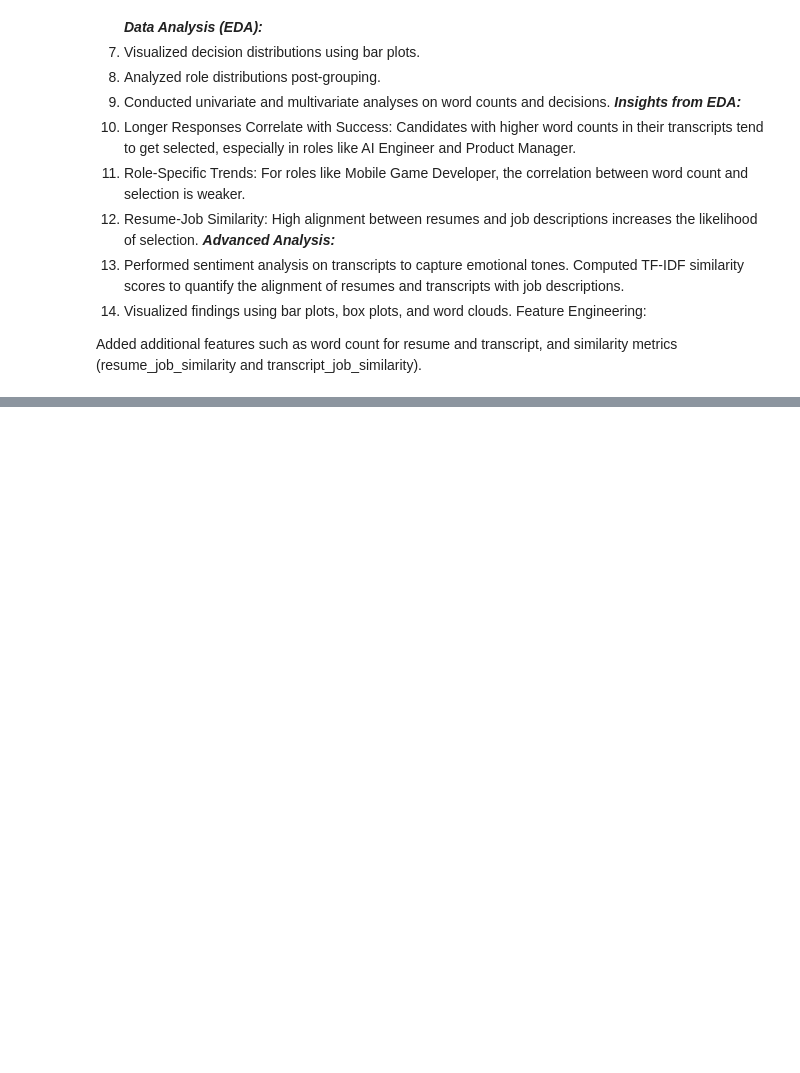
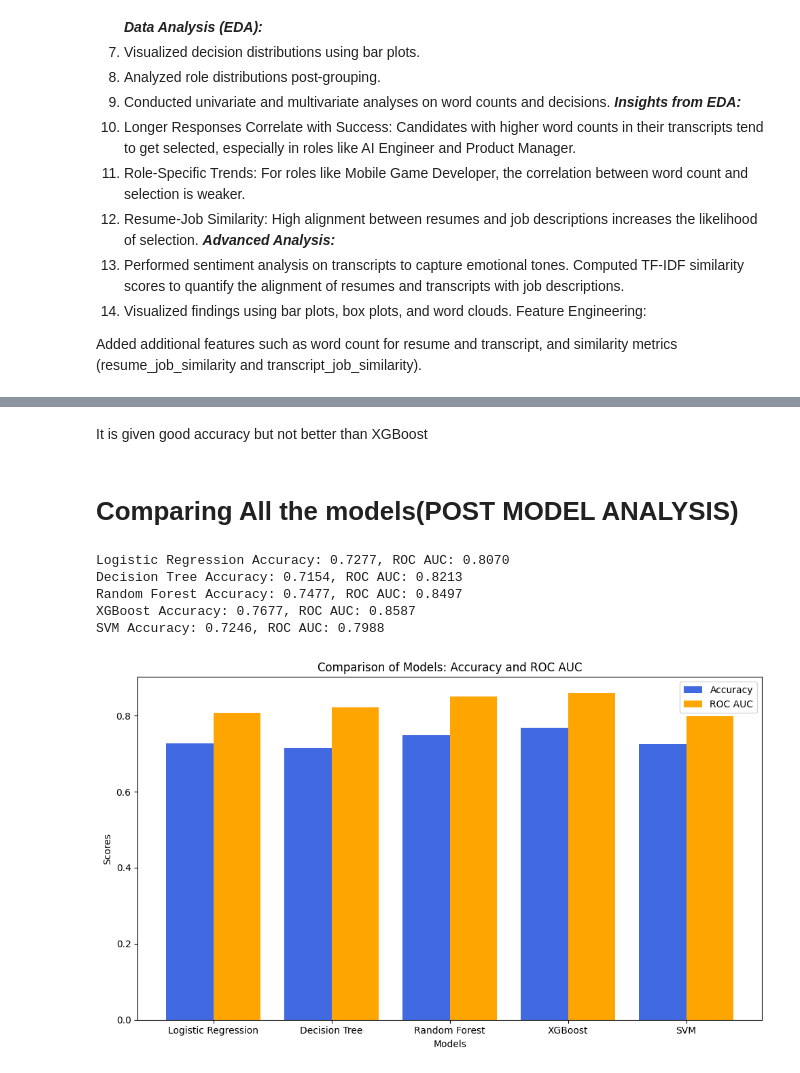
Before and after one commit to RohithMacharla11/-AI-Driven-Recruitment-Pipeline, a Jupyter notebook: Exploratory_Data_Analysis.ipynb, the cells around one changed output, grey strips where cells are left out. Saved outputs shown, nothing was run; the diff lists cells and outputs as text; code cells hidden in the pictures; blank space fills up the shorter version.

```diff
--- a/Exploratory_Data_Analysis.ipynb
+++ b/Exploratory_Data_Analysis.ipynb
@@ -437,0 +625,9 @@ Added additional features such as word count for resume and transcript, and simi
+# %%
+# Decision Tree and its hyperparameters
+decision_tree = DecisionTreeClassifier(random_state=42)
+param_grid = {
+    "criterion": ["gini", "entropy", "log_loss"],
+    "max_depth": [5, 10, 15, None],
+    "min_samples_split": [2, 5, 10],
+    "min_samples_leaf": [1, 2, 4]
+}
@@ -437,0 +652,11 @@ Added additional features such as word count for resume and transcript, and simi
+# %%
+# Make predictions
+Y_pred = best_decision_tree.predict(X_test)
+Y_pred_proba = best_decision_tree.predict_proba(X_test)[:, 1]
+
+# Calculate metrics
+accuracy_dt = accuracy_score(Y_test, Y_pred)
+roc_auc_dt = roc_auc_score(Y_test, Y_pred_proba)
+
+print("Accuracy:", accuracy_dt)
+print("ROC AUC Score:", roc_auc_dt)
@@ -437,0 +773,55 @@ Added additional features such as word count for resume and transcript, and simi
+# %% [markdown]
+It is given good accuracy but not better than XGBoost
+# %% [markdown]
+# Comparing All the models(POST MODEL ANALYSIS)
+# %%
+print(f"Logistic Regression Accuracy: {accuracy_lr:.4f}, ROC AUC: {roc_auc_lr:.4f}")
+print(f"Decision Tree Accuracy: {accuracy_dt:.4f}, ROC AUC: {roc_auc_dt:.4f}")
+print(f"Random Forest Accuracy: {accuracy_rf:.4f}, ROC AUC: {roc_auc_rf:.4f}")
+print(f"XGBoost Accuracy: {accuracy_xgb:.4f}, ROC AUC: {roc_auc_xgb:.4f}")
+print(f"SVM Accuracy: {accuracy_svm:.4f}, ROC AUC: {roc_auc_svm:.4f}")
+# %% [output]
+Logistic Regression Accuracy: 0.7277, ROC AUC: 0.8070
+Decision Tree Accuracy: 0.7154, ROC AUC: 0.8213
+Random Forest Accuracy: 0.7477, ROC AUC: 0.8497
+XGBoost Accuracy: 0.7677, ROC AUC: 0.8587
+SVM Accuracy: 0.7246, ROC AUC: 0.7988
+# %%
+import matplotlib.pyplot as plt
+
+# Model names
+models = ['Logistic Regression', 'Decision Tree', 'Random Forest', 'XGBoost', 'SVM']
+
+# Accuracy scores for each model
+accuracy_scores = [accuracy_lr, accuracy_dt, accuracy_rf, accuracy_xgb, accuracy_svm]
+
+# ROC AUC scores for each model
+roc_auc_scores = [roc_auc_lr, roc_auc_dt, roc_auc_rf, roc_auc_xgb, roc_auc_svm]
+
+# Plotting the bar chart
+x = range(len(models))
+width = 0.4  # bar width
+
+fig, ax = plt.subplots(figsize=(10, 6))
+
+# Accuracy bar chart
+ax.bar(x, accuracy_scores, width=width, label='Accuracy', color='royalblue', align='center')
+
+# ROC AUC bar chart
+ax.bar([p + width for p in x], roc_auc_scores, width=width, label='ROC AUC', color='orange', align='center')
+
+# Adding labels and title
+ax.set_xlabel('Models')
+ax.set_ylabel('Scores')
+ax.set_title('Comparison of Models: Accuracy and ROC AUC')
+ax.set_xticks([p + width / 2 for p in x])
+ax.set_xticklabels(models)
+
+# Show legend
+ax.legend()
+
+# Show plot
+plt.tight_layout()
+plt.show()
+# %% [output]
+[figure, added]
```
Also changed, not shown: parts of 33 cells of this notebook.
